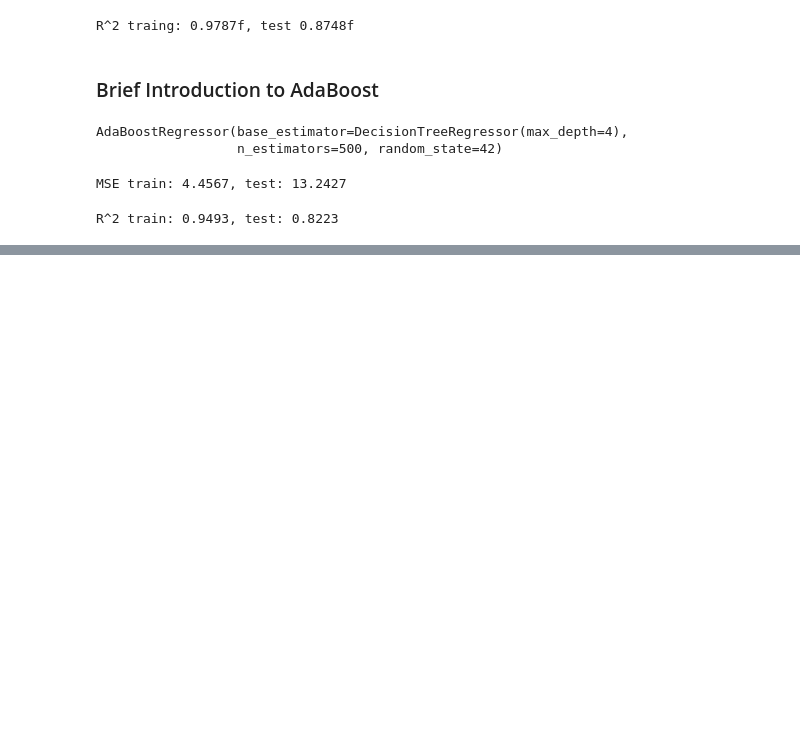
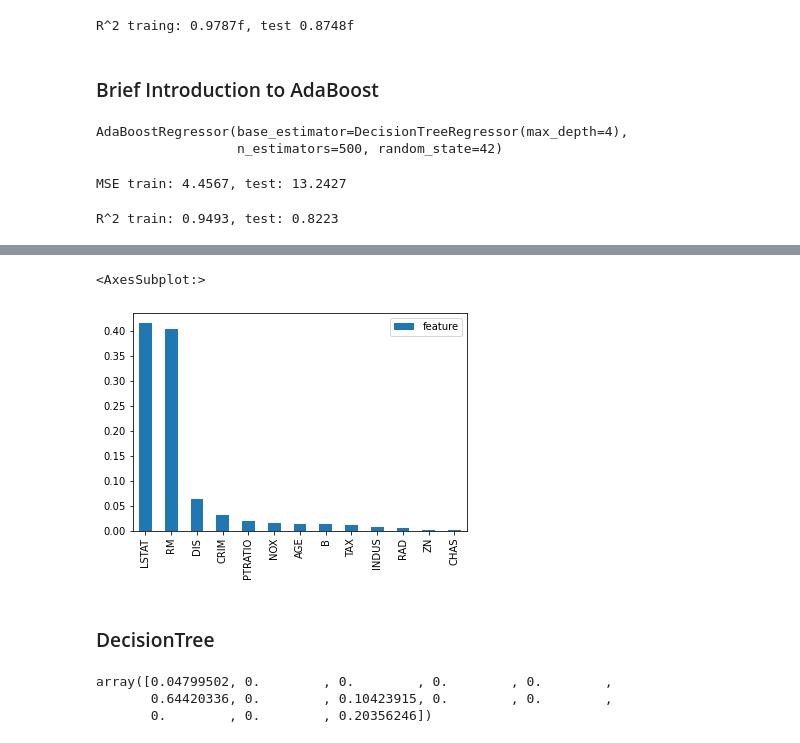
Before and after one commit to Cristopxer/The-Complete-Machine-Learning-Course-with-Python, a Jupyter notebook: Non Linear Relationships.ipynb, the cells around one changed output, grey strips where cells are left out. Cells and saved outputs as stored; diff of their text form; code cells hidden in the pictures; blank space fills up the shorter version.

```diff
--- a/Non Linear Relationships.ipynb
+++ b/Non Linear Relationships.ipynb
@@ -121,0 +192,15 @@ R^2 train: 0.9493, test: 0.8223
+# %%
+result = pd.DataFrame(forest.feature_importances_, df.columns)
+result.columns = ['feature']
+result.sort_values(by='feature', ascending=False).plot(kind='bar')
+# %% [output]
+<AxesSubplot:>
+[figure, added]
+# %% [markdown]
+### DecisionTree
+# %%
+exTree.feature_importances_
+# %% [output]
+array([0.04799502, 0.        , 0.        , 0.        , 0.        ,
+       0.64420336, 0.        , 0.10423915, 0.        , 0.        ,
+       0.        , 0.        , 0.20356246])
```
Also changed, not shown: parts of 18 cells of this notebook.
